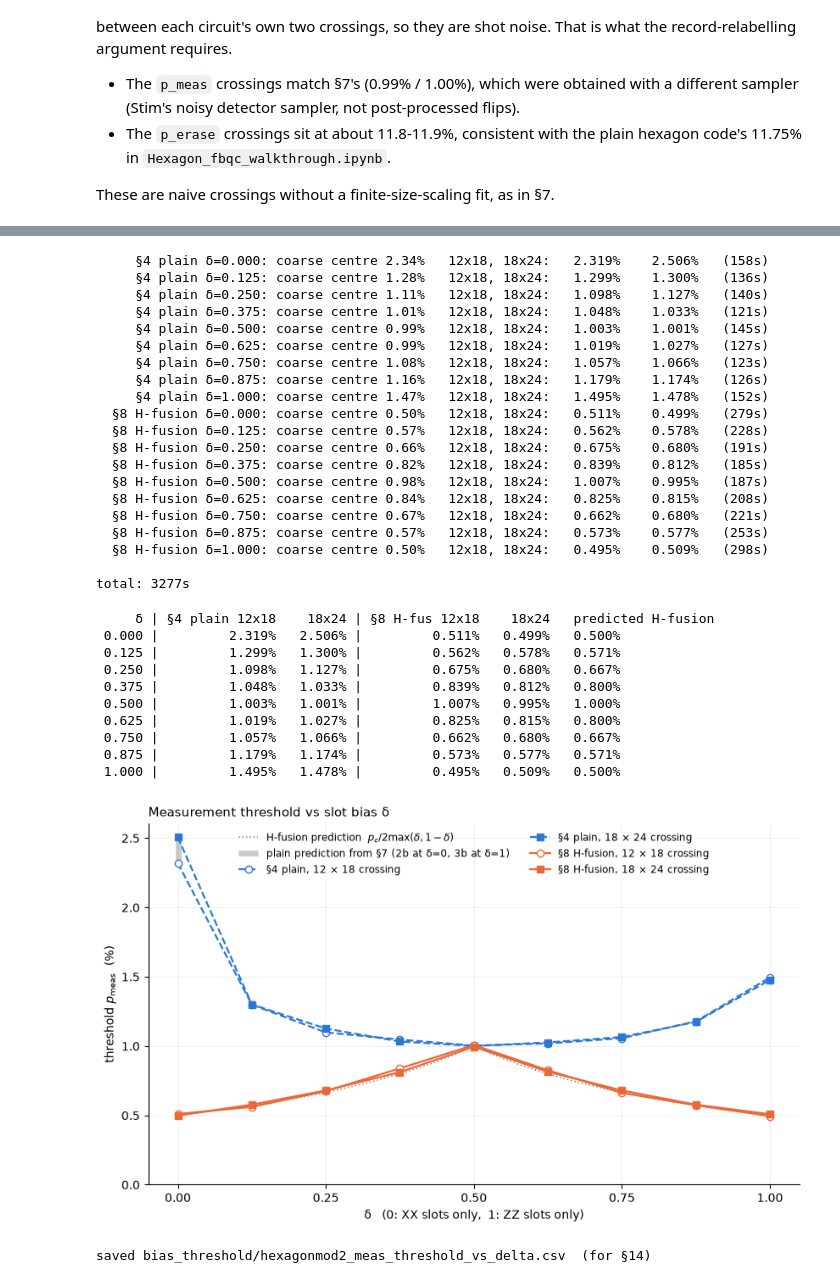
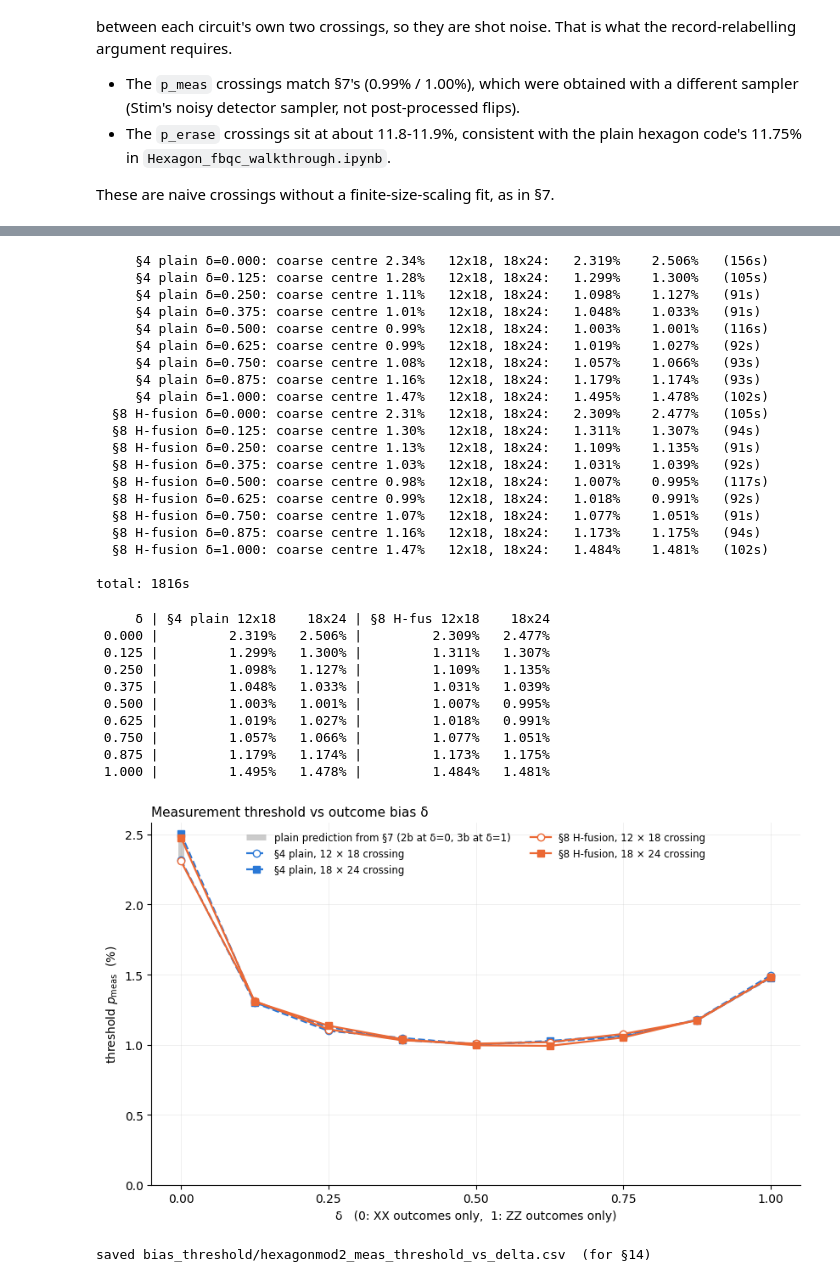
Before and after one commit to anxious-pineapple/Errors-in-FBQC-Code, a Jupyter notebook: Code/HexagonMOD2_fbqc_walkthrough.ipynb, the cells around one changed output, grey strips where cells are left out. Cells and saved outputs as stored; diff of their text form; code cells hidden in the pictures.

```diff
--- a/Code/HexagonMOD2_fbqc_walkthrough.ipynb
+++ b/Code/HexagonMOD2_fbqc_walkthrough.ipynb
@@ -2532,7 +2548,7 @@ def bias_meas_p_sweep(x_max, variant, delta, ps, seed=2027):
     raw = _th_raw[(x_max, variant)]
     rates = []
     for p in ps:
-        q = slot_rates(S['nmeas'], p, delta)
+        q = outcome_rates(x_max, variant, p, delta)
         rng = np.random.default_rng((seed, x_max, int(round(p * 1e6)), int(round(delta * 1e4))))
         outcomes = raw.copy()
         for s0 in range(0, outcomes.shape[0], 2000):    # chunked: (shots, nmeas) floats are large
@@ -2562,79 +2578,71 @@ for variant in VARIANTS:
               f"12x18, 18x24: {cells_}   ({time.time() - t0:.0f}s)", flush=True)
 print(f"\ntotal: {time.time() - t_all:.0f}s")
 # %% [output]
-     §4 plain δ=0.000: coarse centre 2.34%   12x18, 18x24:   2.319%    2.506%   (158s)
-     §4 plain δ=0.125: coarse centre 1.28%   12x18, 18x24:   1.299%    1.300%   (136s)
-     §4 plain δ=0.250: coarse centre 1.11%   12x18, 18x24:   1.098%    1.127%   (140s)
-     §4 plain δ=0.375: coarse centre 1.01%   12x18, 18x24:   1.048%    1.033%   (121s)
-     §4 plain δ=0.500: coarse centre 0.99%   12x18, 18x24:   1.003%    1.001%   (145s)
-     §4 plain δ=0.625: coarse centre 0.99%   12x18, 18x24:   1.019%    1.027%   (127s)
-     §4 plain δ=0.750: coarse centre 1.08%   12x18, 18x24:   1.057%    1.066%   (123s)
-     §4 plain δ=0.875: coarse centre 1.16%   12x18, 18x24:   1.179%    1.174%   (126s)
-     §4 plain δ=1.000: coarse centre 1.47%   12x18, 18x24:   1.495%    1.478%   (152s)
-  §8 H-fusion δ=0.000: coarse centre 0.50%   12x18, 18x24:   0.511%    0.499%   (279s)
-  §8 H-fusion δ=0.125: coarse centre 0.57%   12x18, 18x24:   0.562%    0.578%   (228s)
-  §8 H-fusion δ=0.250: coarse centre 0.66%   12x18, 18x24:   0.675%    0.680%   (191s)
-  §8 H-fusion δ=0.375: coarse centre 0.82%   12x18, 18x24:   0.839%    0.812%   (185s)
-  §8 H-fusion δ=0.500: coarse centre 0.98%   12x18, 18x24:   1.007%    0.995%   (187s)
-  §8 H-fusion δ=0.625: coarse centre 0.84%   12x18, 18x24:   0.825%    0.815%   (208s)
-  §8 H-fusion δ=0.750: coarse centre 0.67%   12x18, 18x24:   0.662%    0.680%   (221s)
-  §8 H-fusion δ=0.875: coarse centre 0.57%   12x18, 18x24:   0.573%    0.577%   (253s)
-  §8 H-fusion δ=1.000: coarse centre 0.50%   12x18, 18x24:   0.495%    0.509%   (298s)
+     §4 plain δ=0.000: coarse centre 2.34%   12x18, 18x24:   2.319%    2.506%   (156s)
+     §4 plain δ=0.125: coarse centre 1.28%   12x18, 18x24:   1.299%    1.300%   (105s)
+     §4 plain δ=0.250: coarse centre 1.11%   12x18, 18x24:   1.098%    1.127%   (91s)
+     §4 plain δ=0.375: coarse centre 1.01%   12x18, 18x24:   1.048%    1.033%   (91s)
+     §4 plain δ=0.500: coarse centre 0.99%   12x18, 18x24:   1.003%    1.001%   (116s)
+     §4 plain δ=0.625: coarse centre 0.99%   12x18, 18x24:   1.019%    1.027%   (92s)
+     §4 plain δ=0.750: coarse centre 1.08%   12x18, 18x24:   1.057%    1.066%   (93s)
+     §4 plain δ=0.875: coarse centre 1.16%   12x18, 18x24:   1.179%    1.174%   (93s)
+     §4 plain δ=1.000: coarse centre 1.47%   12x18, 18x24:   1.495%    1.478%   (102s)
+  §8 H-fusion δ=0.000: coarse centre 2.31%   12x18, 18x24:   2.309%    2.477%   (105s)
+  §8 H-fusion δ=0.125: coarse centre 1.30%   12x18, 18x24:   1.311%    1.307%   (94s)
+  §8 H-fusion δ=0.250: coarse centre 1.13%   12x18, 18x24:   1.109%    1.135%   (91s)
+  §8 H-fusion δ=0.375: coarse centre 1.03%   12x18, 18x24:   1.031%    1.039%   (92s)
+  §8 H-fusion δ=0.500: coarse centre 0.98%   12x18, 18x24:   1.007%    0.995%   (117s)
+  §8 H-fusion δ=0.625: coarse centre 0.99%   12x18, 18x24:   1.018%    0.991%   (92s)
+  §8 H-fusion δ=0.750: coarse centre 1.07%   12x18, 18x24:   1.077%    1.051%   (91s)
+  §8 H-fusion δ=0.875: coarse centre 1.16%   12x18, 18x24:   1.173%    1.175%   (94s)
+  §8 H-fusion δ=1.000: coarse centre 1.47%   12x18, 18x24:   1.484%    1.481%   (102s)
 
-total: 3277s
+total: 1816s
 # %%
-def th_prediction_hfusion(delta):
-    return P_C_MEAS / (2 * np.maximum(delta, 1 - delta))
-
-
 fmt = lambda x: f"{x * 100:.3f}%" if x is not None else "--"
-print(f"{'δ':>6} | {'§4 plain 12x18':>14} {'18x24':>8} | {'§8 H-fus 12x18':>14} {'18x24':>8}   predicted H-fusion")
+print(f"{'δ':>6} | {'§4 plain 12x18':>14} {'18x24':>8} | {'§8 H-fus 12x18':>14} {'18x24':>8}")
 for delta in TH_DELTAS:
     a, b = (th_vs_delta[(v, delta)]['crossings'] for v in VARIANTS)
-    print(f"{delta:>6.3f} | {fmt(a[0]):>14} {fmt(a[1]):>8} | {fmt(b[0]):>14} {fmt(b[1]):>8}   "
-          f"{th_prediction_hfusion(delta) * 100:.3f}%")
+    print(f"{delta:>6.3f} | {fmt(a[0]):>14} {fmt(a[1]):>8} | {fmt(b[0]):>14} {fmt(b[1]):>8}")
 
 fig, ax = plt.subplots(figsize=(8.5, 5.2))
-dd = np.linspace(0, 1, 201)
-ax.plot(dd, th_prediction_hfusion(dd) * 100, color="0.55", lw=1.2, ls=":",
-        label="H-fusion prediction  $p_c / 2\\max(δ, 1-δ)$")
 for k, (d, (lo, hi)) in enumerate(P_TH_PLAIN_ENDS.items()):
     edge = [x * (1 - x) * 100 for x in (lo, hi)]      # XX rate 2p = 2x(1-x)
     ax.plot([d, d], edge, color="0.55", lw=5, alpha=.45, solid_capstyle="butt",
             label="plain prediction from §7 (2b at δ=0, 3b at δ=1)" if k == 0 else None)
 CODE_COLOUR = {"§4 plain": "#2a78d6", "§8 H-fusion": "#eb6834"}
 PAIR_MARK = {0: ("o", "12 × 18"), 1: ("s", "18 × 24")}
 for variant in VARIANTS:
     for k, (mk, pair) in PAIR_MARK.items():
         pts = [(d, th_vs_delta[(variant, d)]['crossings'][k]) for d in TH_DELTAS]
         pts = [(d, x) for d, x in pts if x is not None]
         ax.plot([d for d, _ in pts], [x * 100 for _, x in pts], marker=mk, ms=6, lw=1.6,
                 color=CODE_COLOUR[variant], mfc="white" if k == 0 else CODE_COLOUR[variant],
                 ls=STYLE[variant]["ls"], label=f"{variant}, {pair} crossing")
-ax.set_xlabel("δ   (0: XX slots only,  1: ZZ slots only)")
+ax.set_xlabel("δ   (0: XX outcomes only,  1: ZZ outcomes only)")
 ax.set_ylabel("threshold $p_\\mathrm{meas}$  (%)")
 ax.set_xticks(np.linspace(0, 1, 5))
 ax.set_ylim(bottom=0)
 ax.grid(alpha=.22, linewidth=.6)
 ax.set_axisbelow(True)
 for s in ("top", "right"):
     ax.spines[s].set_visible(False)
 ax.legend(fontsize=8.5, frameon=False, loc="upper center", ncol=2)
-ax.set_title("Measurement threshold vs slot bias δ", fontsize=11, loc="left")
+ax.set_title("Measurement threshold vs outcome bias δ", fontsize=11, loc="left")
 fig.tight_layout()
 plt.show()
 # %% [output]
-     δ | §4 plain 12x18    18x24 | §8 H-fus 12x18    18x24   predicted H-fusion
- 0.000 |         2.319%   2.506% |         0.511%   0.499%   0.500%
- 0.125 |         1.299%   1.300% |         0.562%   0.578%   0.571%
- 0.250 |         1.098%   1.127% |         0.675%   0.680%   0.667%
- 0.375 |         1.048%   1.033% |         0.839%   0.812%   0.800%
- 0.500 |         1.003%   1.001% |         1.007%   0.995%   1.000%
- 0.625 |         1.019%   1.027% |         0.825%   0.815%   0.800%
- 0.750 |         1.057%   1.066% |         0.662%   0.680%   0.667%
- 0.875 |         1.179%   1.174% |         0.573%   0.577%   0.571%
- 1.000 |         1.495%   1.478% |         0.495%   0.509%   0.500%
+     δ | §4 plain 12x18    18x24 | §8 H-fus 12x18    18x24
+ 0.000 |         2.319%   2.506% |         2.309%   2.477%
+ 0.125 |         1.299%   1.300% |         1.311%   1.307%
+ 0.250 |         1.098%   1.127% |         1.109%   1.135%
+ 0.375 |         1.048%   1.033% |         1.031%   1.039%
+ 0.500 |         1.003%   1.001% |         1.007%   0.995%
+ 0.625 |         1.019%   1.027% |         1.018%   0.991%
+ 0.750 |         1.057%   1.066% |         1.077%   1.051%
+ 0.875 |         1.179%   1.174% |         1.173%   1.175%
+ 1.000 |         1.495%   1.478% |         1.484%   1.481%
-[figure, old version]
+[figure, new version]
 # %%
 import os
 
```
Also changed, not shown: parts of 21 cells of this notebook, 18 other files.
